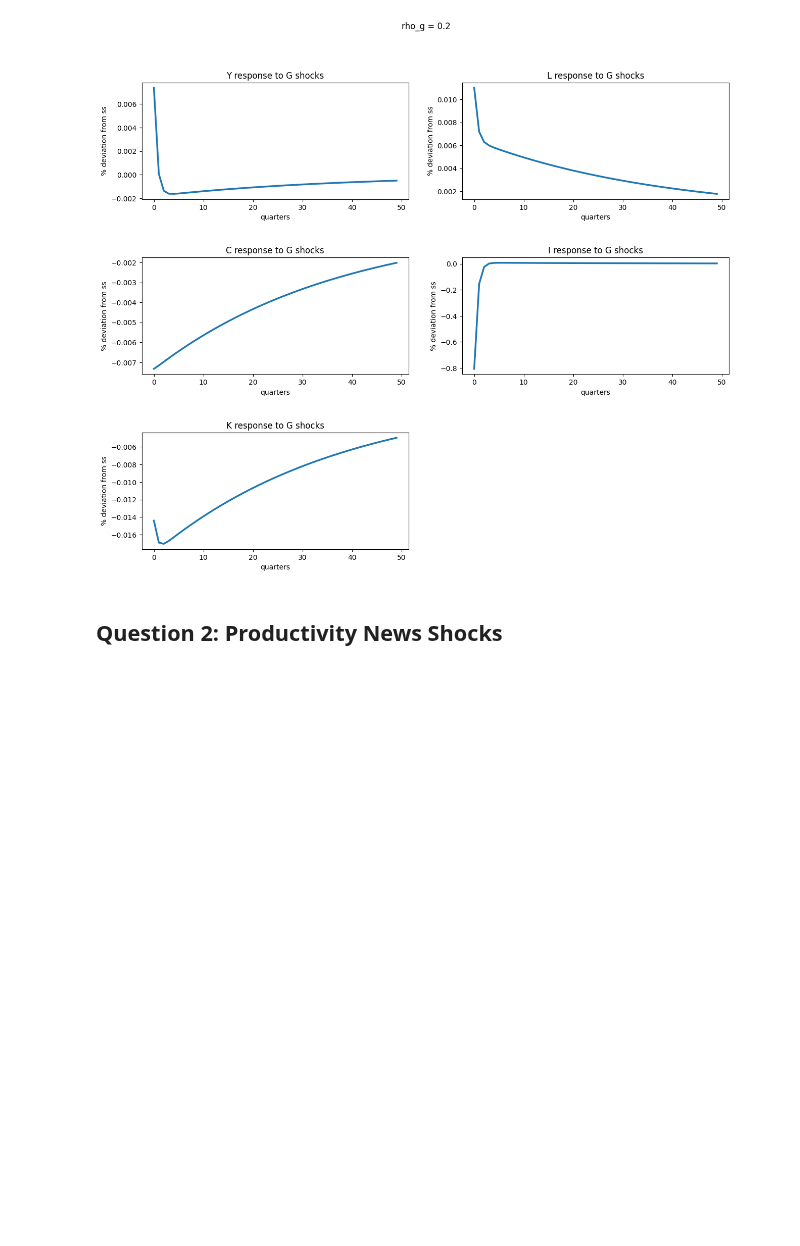
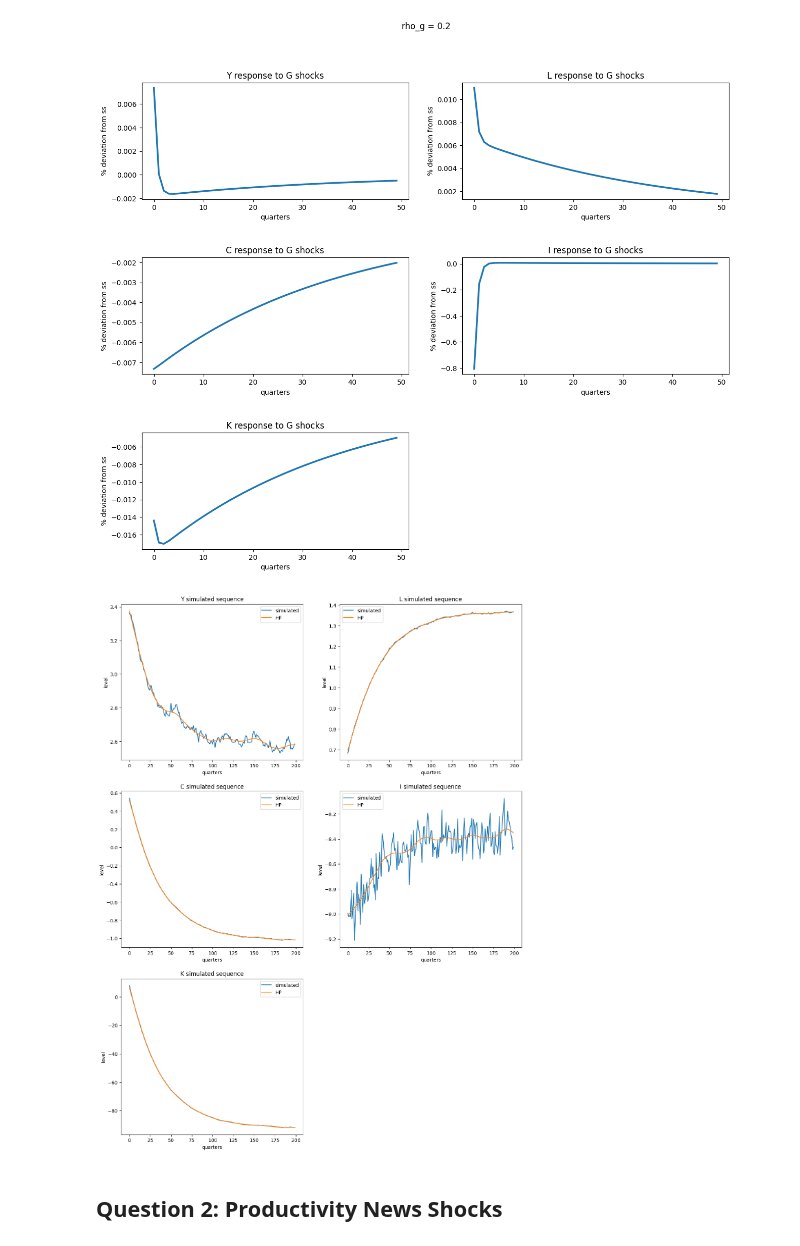
Before and after one commit to sthau/econ-212, a Jupyter notebook: macro_2/macro_2.ipynb, the cells around one changed output. Cells and saved outputs as stored; diff of their text form; code cells hidden in the pictures; blank space fills up the shorter version.

```diff
--- a/macro_2/macro_2.ipynb
+++ b/macro_2/macro_2.ipynb
@@ -167,7 +167,9 @@ PERIODS = 200
 BURN = 50
 IMPACT_Z = 0.01
 IMPACT_G = 0.01
-RHO_Z =
+RHO_G = ar1.coef_
+RHO = 0.9
+MU_G = np.exp((1-RHO_G)*np.log(0.26*ss_1['Y']))
 
 
 class Economy():
@@ -187,19 +189,19 @@ class Economy():
         self.burned_epsilons_g = self.epsilon_g_list[BURN:]
 
         # Generate list of as given epsilons
-        self.a_list = self.convert_epsilons_to_as(self.epsilon_z_list, RHO_Z, steady_state['a'], mu=0)
+        self.a_list = self.convert_epsilons_to_as(self.epsilon_z_list, RHO_Z, steady_state['Z'], mu=0)
         self.burned_as = self.a_list[BURN:]
 
         # Generate list of as given epsilons
-        self.g_list = self.convert_epsilons_to_as(self.epsilon_g_list, rho_g, steady_state['g'], mu=MU_G)
+        self.g_list = self.convert_epsilons_to_as(self.epsilon_g_list, rho_g, steady_state['G'], mu=MU_G)
         self.burned_gs = self.g_list[BURN:]
 
         # Generate a list of das given as deviations from steady state a
-        self.da_list = [a - self.steady_state['a'] for a in self.a_list]
+        self.da_list = [a - self.steady_state['Z'] for a in self.a_list]
         self.burned_das = self.da_list[BURN:]
 
         # Generate a list of dgs given as deviations from steady state g
-        self.dg_list = [g - self.steady_state['g'] for g in self.g_list]
+        self.dg_list = [g - self.steady_state['G'] for g in self.g_list]
         self.burned_dgs = self.dg_list[BURN:]
 
         # Generate sequences for capital, consumption, output, and labor
@@ -227,18 +229,18 @@ class Economy():
 
         for t in range(PERIODS):
             past_shocks_a = self.burned_das[:t]
-            past_response_a = np.flip(self.g_matrix[variable]['a'][1:t+1, 0]) @ past_shocks_a
+            past_response_a = np.flip(self.g_matrix[variable]['Z'][1:t+1, 0]) @ past_shocks_a
 
             past_shocks_g = self.burned_dgs[:t]
-            past_response_g = np.flip(self.g_matrix[variable]['g'][1:t+1, 0]) @ past_shocks_g
+            past_response_g = np.flip(self.g_matrix[variable]['G'][1:t+1, 0]) @ past_shocks_g
 
-            logged_shock_a = np.log(self.burned_das[t] + self.steady_state['a']) - np.log(self.steady_state['a'])
+            logged_shock_a = np.log(self.burned_das[t] + self.steady_state['Z']) - np.log(self.steady_state['Z'])
             future_shocks_a = np.exp(np.ones(PERIODS + BURN) * logged_shock_a * RHO_Z ** np.arange(PERIODS + BURN))
-            future_response_a = self.g_matrix[variable]['a'][0, :] @ future_shocks_a
+            future_response_a = self.g_matrix[variable]['Z'][0, :] @ future_shocks_a
 
-            logged_shock_g = np.log(self.burned_dgs[t] + self.steady_state['g']) - np.log(self.steady_state['g'])
+            logged_shock_g = np.log(self.burned_dgs[t] + self.steady_state['G']) - np.log(self.steady_state['G'])
             future_shocks_g = np.exp(np.ones(PERIODS + BURN) * logged_shock_g * self.rho_g ** np.arange(PERIODS + BURN))
-            future_response_g = self.g_matrix[variable]['g'][0, :] @ future_shocks_g
+            future_response_g = self.g_matrix[variable]['G'][0, :] @ future_shocks_g
 
             sequence.append(self.steady_state[variable] + past_response_a + future_response_a + past_response_g + future_response_g)
 
@@ -248,7 +250,23 @@ class Economy():
     def get_sequence(self, var):
         return self.sequences[var]
 
-Economy(G, ss)
+sample_simulation = Economy(G_1, ss_1, rho_g)
+# %%
+plt.figure(figsize=(15, 20))
+
+for i in range(len(VAR_LIST)):
+    var = VAR_LIST[i]
+    ax = plt.subplot(3, 2, i+1)
+
+    ax.plot(sample_simulation.get_sequence(var), label = "simulated")
+    ax.plot(hpfilter(sample_simulation.get_sequence(var), 1600)[1], label = "HP")
+    ax.set_title(f'{var} simulated sequence')
+    ax.set_ylabel('level')
+    ax.set_xlabel('quarters')
+    ax.legend()
+plt.show()
+# %% [output]
+[figure, added]
 # %% [markdown]
 ## Question 2: Productivity News Shocks
 # %% [markdown]
```
